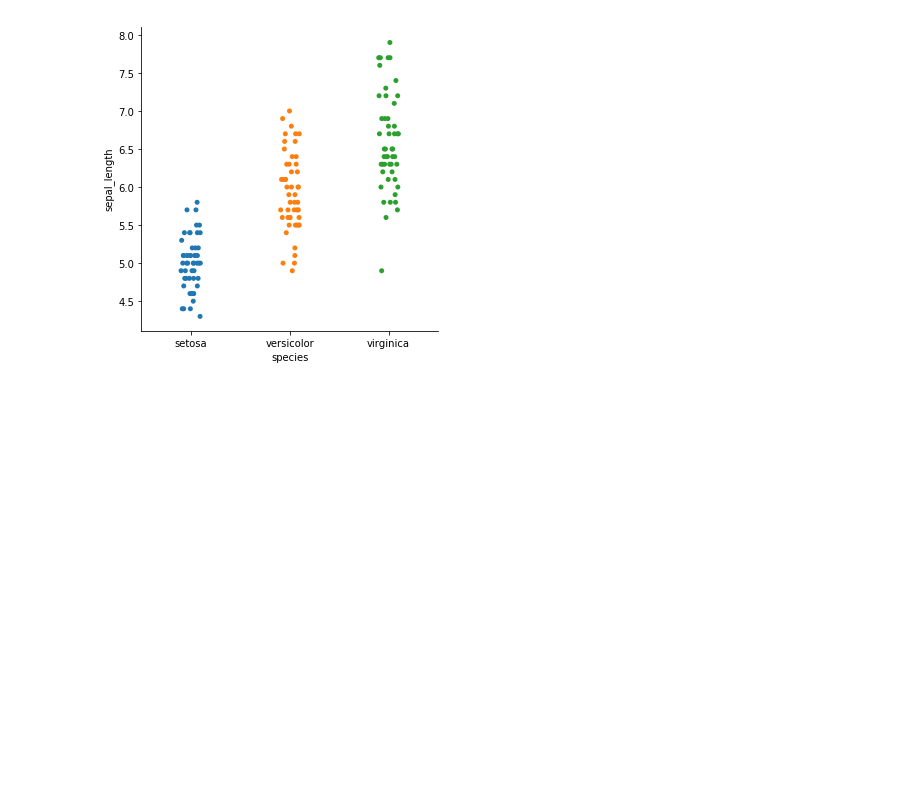
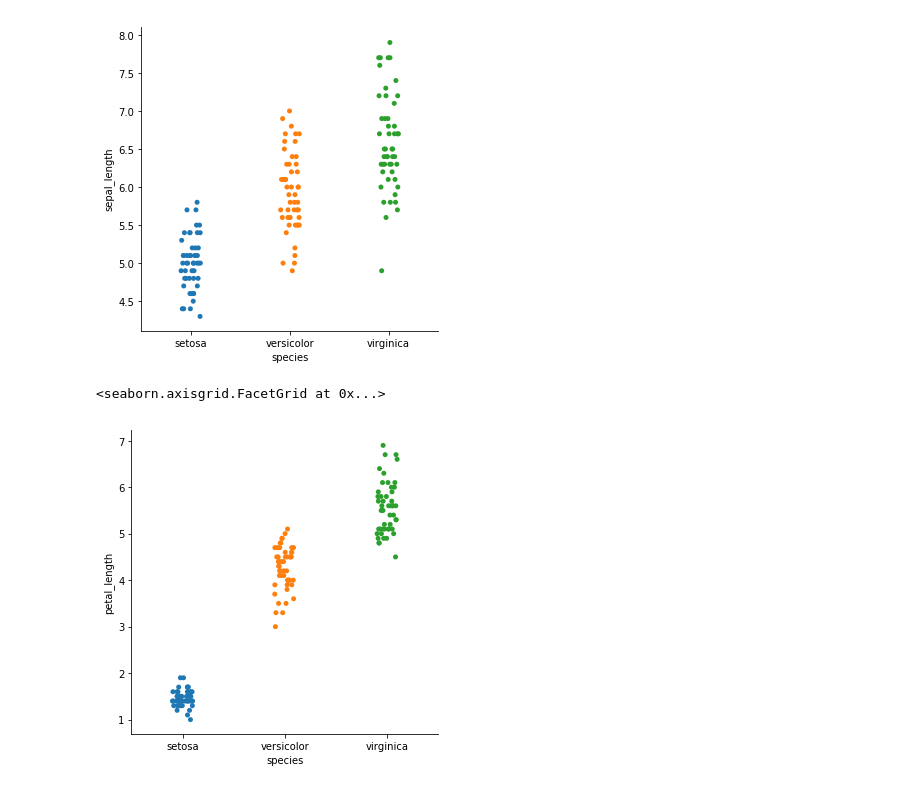
Before and after one commit to ikkurthipoojitha/Data-Analysis-using-Python, a Jupyter notebook: sns library.ipynb, the cells around one changed output. Cells and saved outputs as stored; diff of their text form; code cells hidden in the pictures; blank space fills up the shorter version.

Commit message:
seaborn library

```diff
--- a/sns library.ipynb
+++ b/sns library.ipynb
@@ -213,0 +203,5 @@ emp.drop_duplicates(subset=["third","fourth"])
+# %%
+sns.catplot(x = 'species',y = 'petal_length',data = iris)
+# %% [output]
+<seaborn.axisgrid.FacetGrid at 0x...>
+[figure, added]
```
Also changed, not shown: parts of 35 cells of this notebook.
